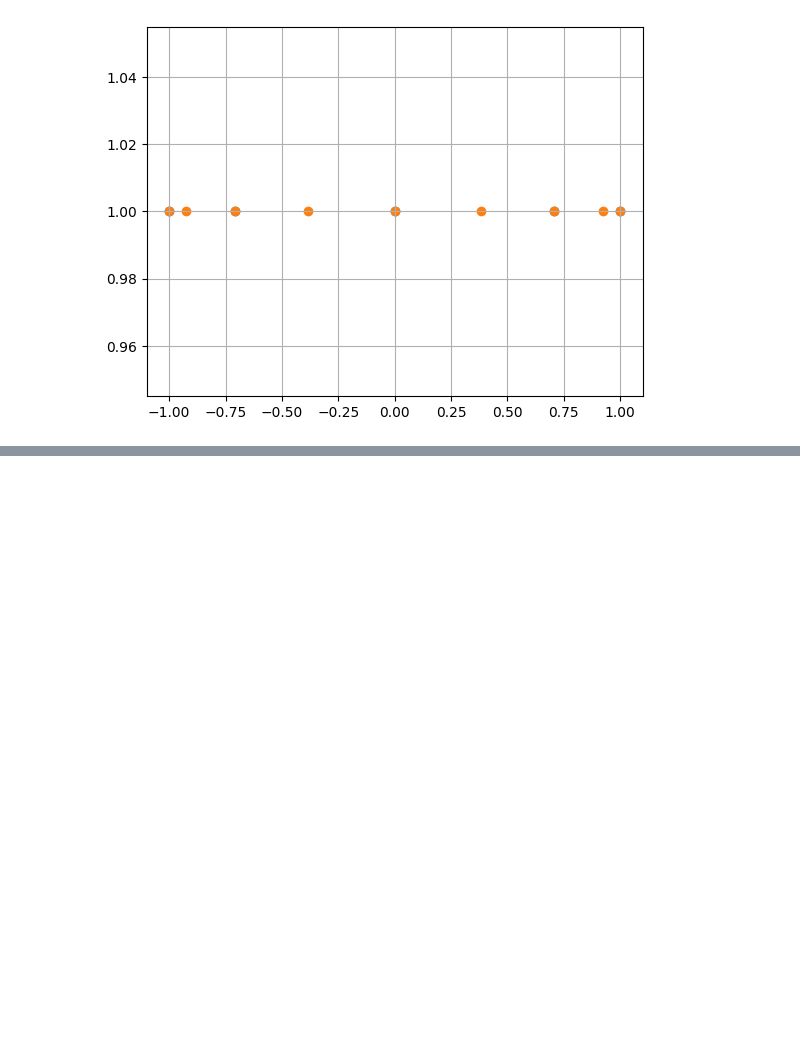
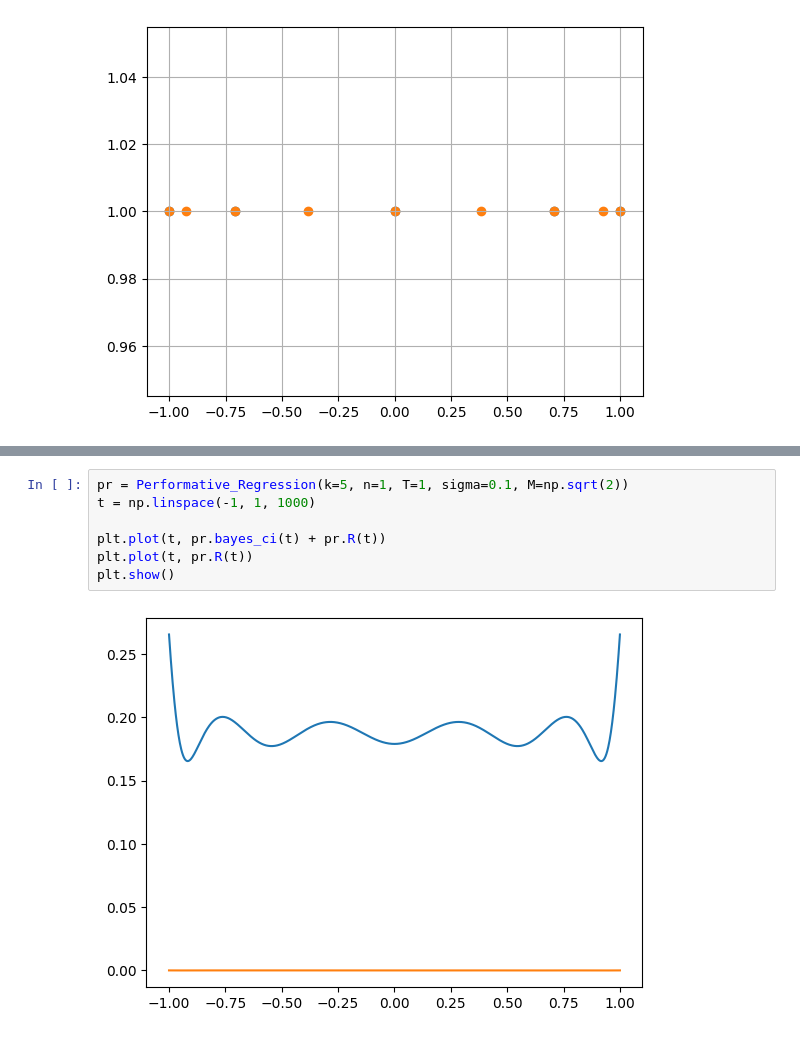
Before and after one commit to ivankirev13/Performative-Regression, a Jupyter notebook: performative_regression.ipynb, the cells around one changed output, grey strips where cells are left out. Cells and saved outputs as stored; diff of their text form; blank space fills up the shorter version.

```diff
--- a/performative_regression.ipynb
+++ b/performative_regression.ipynb
@@ -294,4 +291,13 @@ class Performative_Regression:
         plt.scatter(true_min, self.true_loss(true_min), label=r'$\theta_{PO}$', color='k')
         plt.scatter(estimated_min, self.true_loss(estimated_min), label=r'$\hat{\theta}_{PO}$', marker='x', color='r')
         plt.xlabel(r"$\theta$")
+# %%
+pr = Performative_Regression(k=5, n=1, T=1, sigma=0.1, M=np.sqrt(2))
+t = np.linspace(-1, 1, 1000)
+
+plt.plot(t, pr.bayes_ci(t) + pr.R(t))
+plt.plot(t, pr.R(t))
+plt.show()
+# %% [output]
+[figure, added]
 # %%
```
Also changed, not shown: parts of 13 cells of this notebook.
